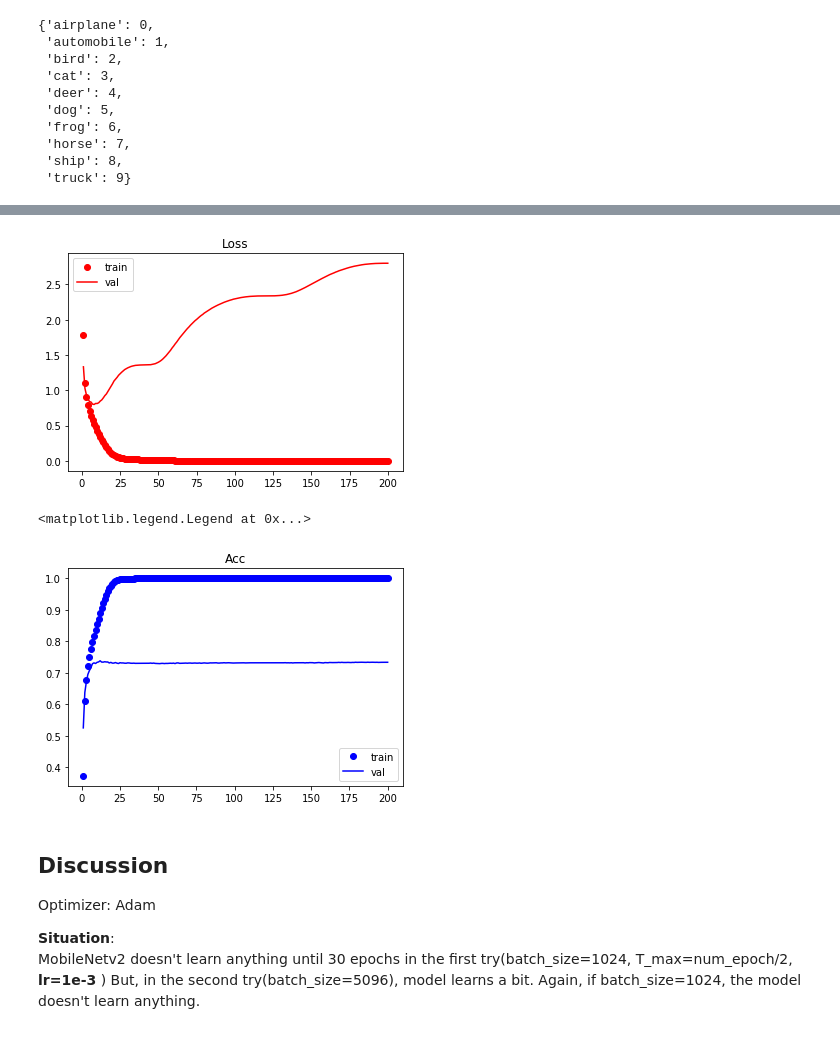
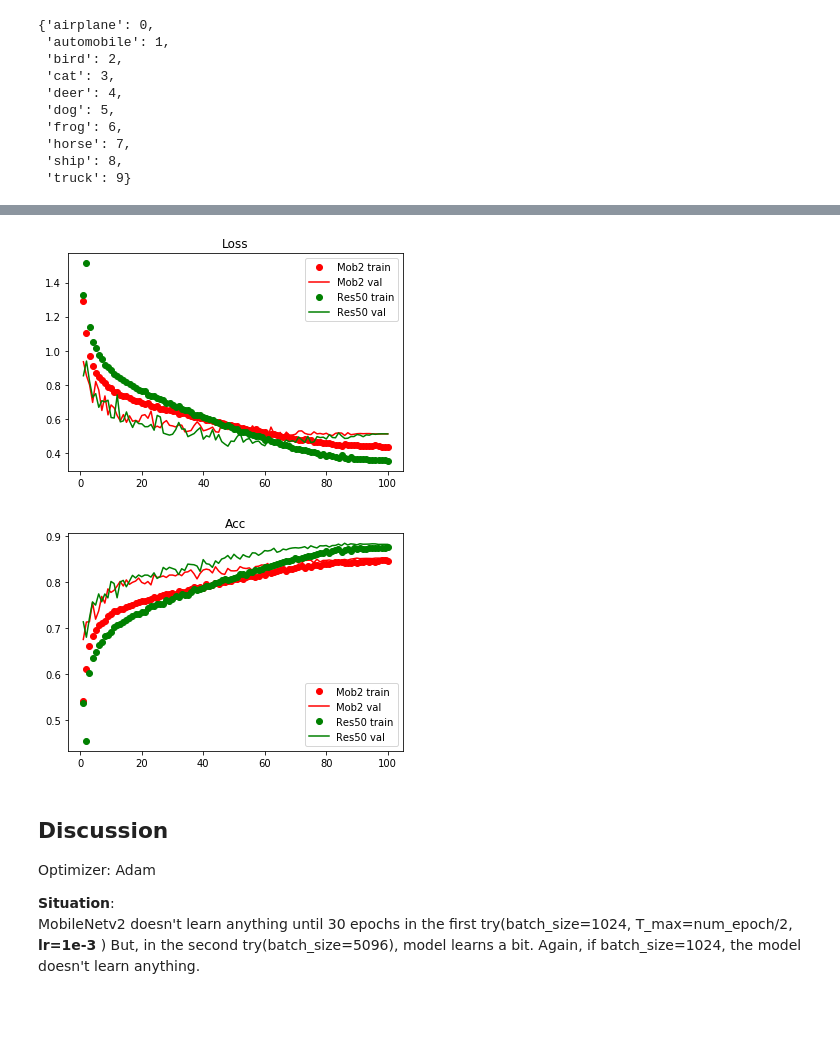
Before and after one commit to omiita/PyTorchProjects, a Jupyter notebook: ComputerVision/ImageClassification/MobileNetv2_cifar10.ipynb, the cells around one changed output, grey strips where cells are left out. Saved outputs shown, nothing was run; the diff lists cells and outputs as text; code cells hidden in the pictures.

```diff
--- a/ComputerVision/ImageClassification/MobileNetv2_cifar10.ipynb
+++ b/ComputerVision/ImageClassification/MobileNetv2_cifar10.ipynb
@@ -100,0 +79,3 @@ net.to(device)
+# %%
+batch_size = 128
+num_epoch = 100
@@ -101,8 +178,25 @@ net.to(device)
+# %%
+mb2_hist = hist
 # %%
+net = torchvision.models.resnet50(pretrained=True)
+net.fc = torch.nn.Linear(2048,10)
+model_name = net.__class__.__name__
+lr=1e-3
+
+
+criterion = torch.nn.CrossEntropyLoss()
+optimizer = torch.optim.Adam(net.parameters(),lr=lr)
+scheduler = torch.optim.lr_scheduler.CosineAnnealingLR(optimizer,T_max=num_epoch)
+
+device = 'cuda:0' if torch.cuda.is_available() else 'cpu'
+torch.backends.cudnn.benchmark = True
+net.to(device)
+
 hist = {'loss':[], 'acc':[], 'val_loss':[], 'val_acc':[]}
 print("MODEL: {}".format(model_name))
 prints_list = []
 for epoch in range(num_epoch):
+    cur_lr=scheduler.get_lr()[0]
     since = time.time()
     epoch_loss = 0.
     epoch_corrects = 0.
@@ -129,7 +223,7 @@ for epoch in range(num_epoch):
     hist['loss'].append(l)
     hist['acc'].append(a)
 
-    print_text = "Epoch {}: Loss: {:.4f} Acc: {:.4} Time: {}".format(epoch+1,l, a, time.time()-since)
+    print_text = "Epoch {}: Loss: {:.4f} Acc: {:.4} Time: {:.2f}".format(epoch+1,l, a, time.time()-since)
     prints_list.append(print_text)
     print(print_text)
 
@@ -154,7 +248,6 @@ for epoch in range(num_epoch):
 
     l = val_loss / val_imgs
     a = val_corrects / val_imgs
-    cur_lr = scheduler.optimizer.param_groups[0]['lr']
 
     hist['val_loss'].append(l)
     hist['val_acc'].append(a)
@@ -188,27 +278,32 @@ with open('mobv2_outputs.txt','w') as fw:
+# %%
+res_hist = hist
 # %%
 %matplotlib inline
 import matplotlib.pyplot as plt
 
 epochs = range(1, num_epoch+1)
 
 plt.title('Loss')
-plt.plot(epochs, hist['loss'],'ro', label='train')
-plt.plot(epochs, hist['val_loss'], 'r',label='val')
+plt.plot(epochs, mb2_hist['loss'],'ro', label='Mob2 train')
+plt.plot(epochs, mb2_hist['val_loss'], 'r',label='Mob2 val')
+plt.plot(epochs, res_hist['loss'],'go',label='Res50 train')
+plt.plot(epochs, res_hist['val_loss'],'g',label='Res50 val')
 plt.legend()
 plt.show()
 # plt.savefig('./mobv2_loss.png')
 
 plt.figure()
 plt.title('Acc')
-plt.plot(epochs, hist['acc'], 'bo', label='train')
-plt.plot(epochs, hist['val_acc'], 'b', label='val')
+plt.plot(epochs, mb2_hist['acc'], 'ro', label='Mob2 train')
+plt.plot(epochs, mb2_hist['val_acc'], 'r', label='Mob2 val')
+plt.plot(epochs, res_hist['acc'],'go',label='Res50 train')
+plt.plot(epochs, res_hist['val_acc'],'g',label='Res50 val')
 plt.legend()
 plt.show()
 # plt.savefig('./mobv2_acc.png')
 # %% [output]
-[figure, old version]
+[figure, new version]
-<matplotlib.legend.Legend at 0x...>
-[figure, old version]
+[figure, new version]
 # %% [markdown]
 ## Discussion
 Optimizer: Adam
```
Also changed, not shown: parts of 15 cells of this notebook.
